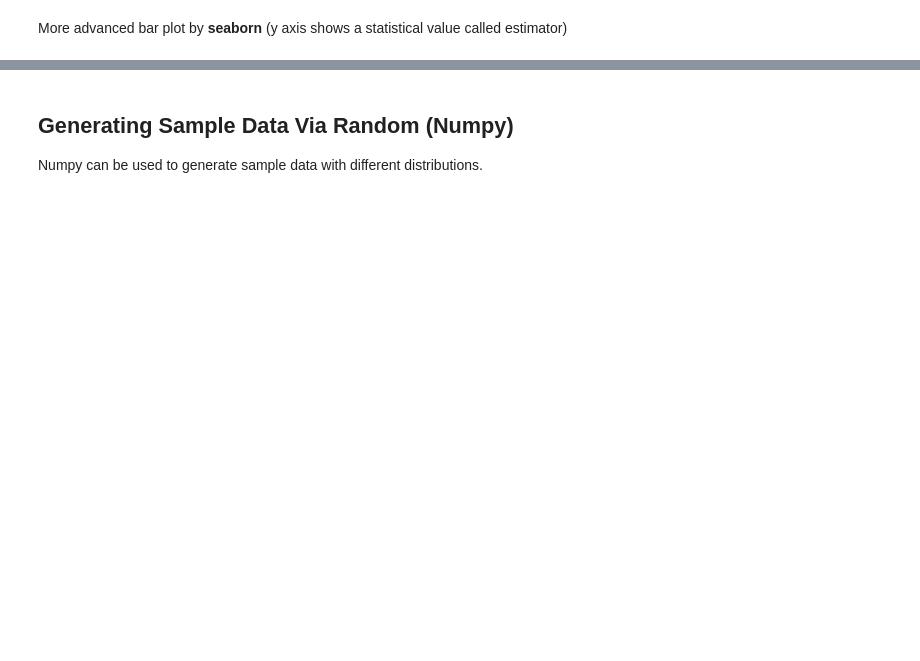
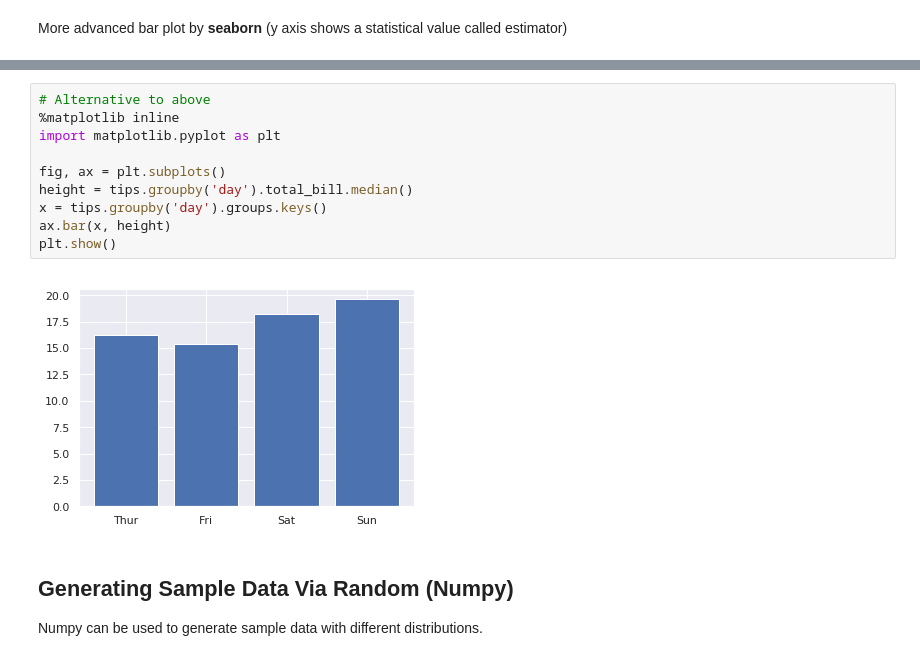
Before and after one commit to mrsonuk/university, a Jupyter notebook: data_science/uebung/02/Data Visualization_Decision Trees-Instruction.ipynb, the cells around one changed output, grey strips where cells are left out. Saved outputs shown, nothing was run; the diff lists cells and outputs as text; blank space fills up the shorter version.

```diff
--- a/data_science/uebung/02/Data Visualization_Decision Trees-Instruction.ipynb
+++ b/data_science/uebung/02/Data Visualization_Decision Trees-Instruction.ipynb
@@ -111,3 +123,15 @@ sns.barplot(x="day", y="total_bill", data=tips, estimator=np.median)
+# %%
+# Alternative to above
+%matplotlib inline
+import matplotlib.pyplot as plt
+
+fig, ax = plt.subplots()
+height = tips.groupby('day').total_bill.median()
+x = tips.groupby('day').groups.keys()
+ax.bar(x, height)
+plt.show()
+# %% [output]
+[figure, added]
 # %% [markdown]
 ## Generating Sample Data Via Random (Numpy)
 Numpy can be used to generate sample data with different distributions.
```
Also changed, not shown: parts of 25 cells of this notebook.
